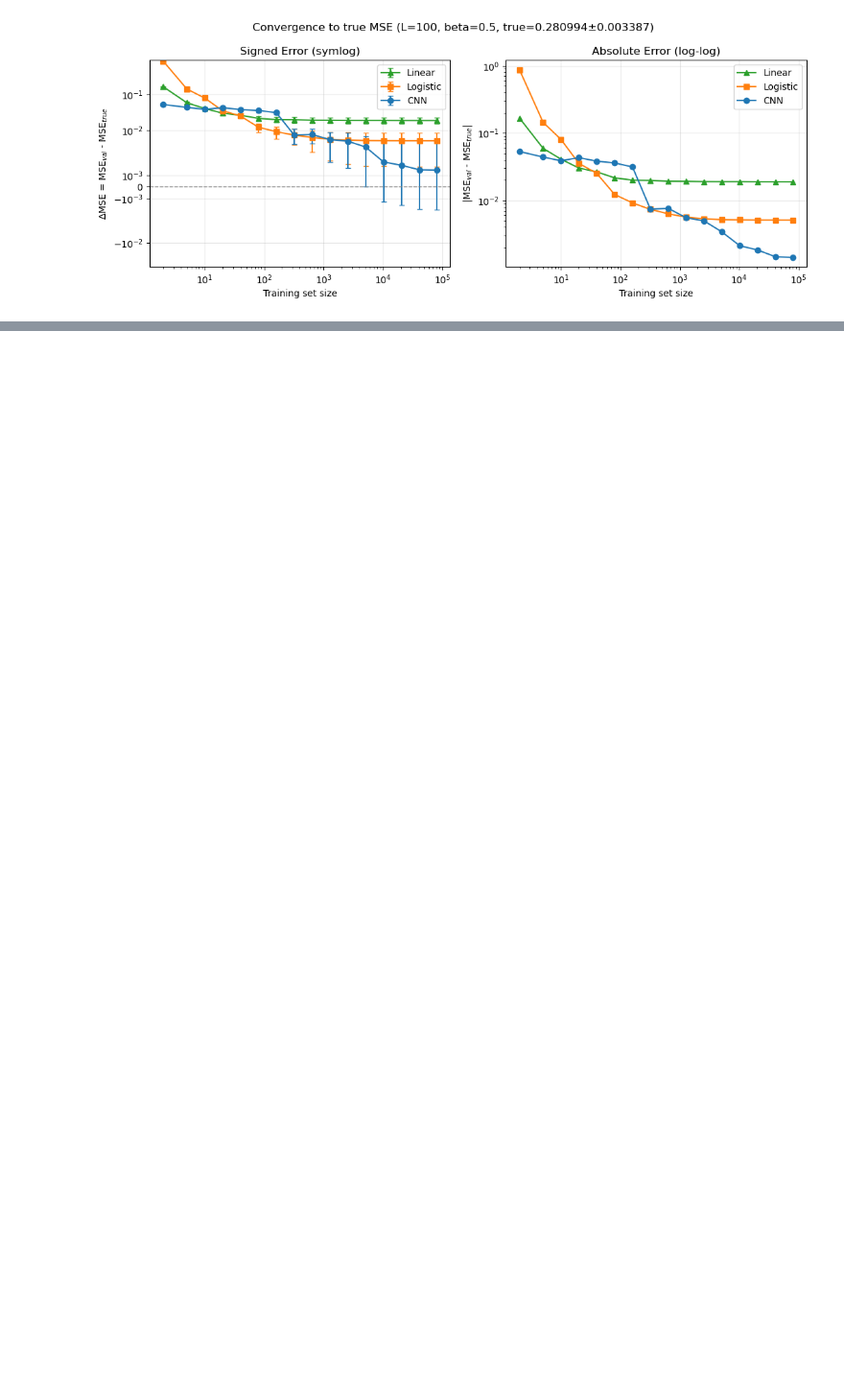
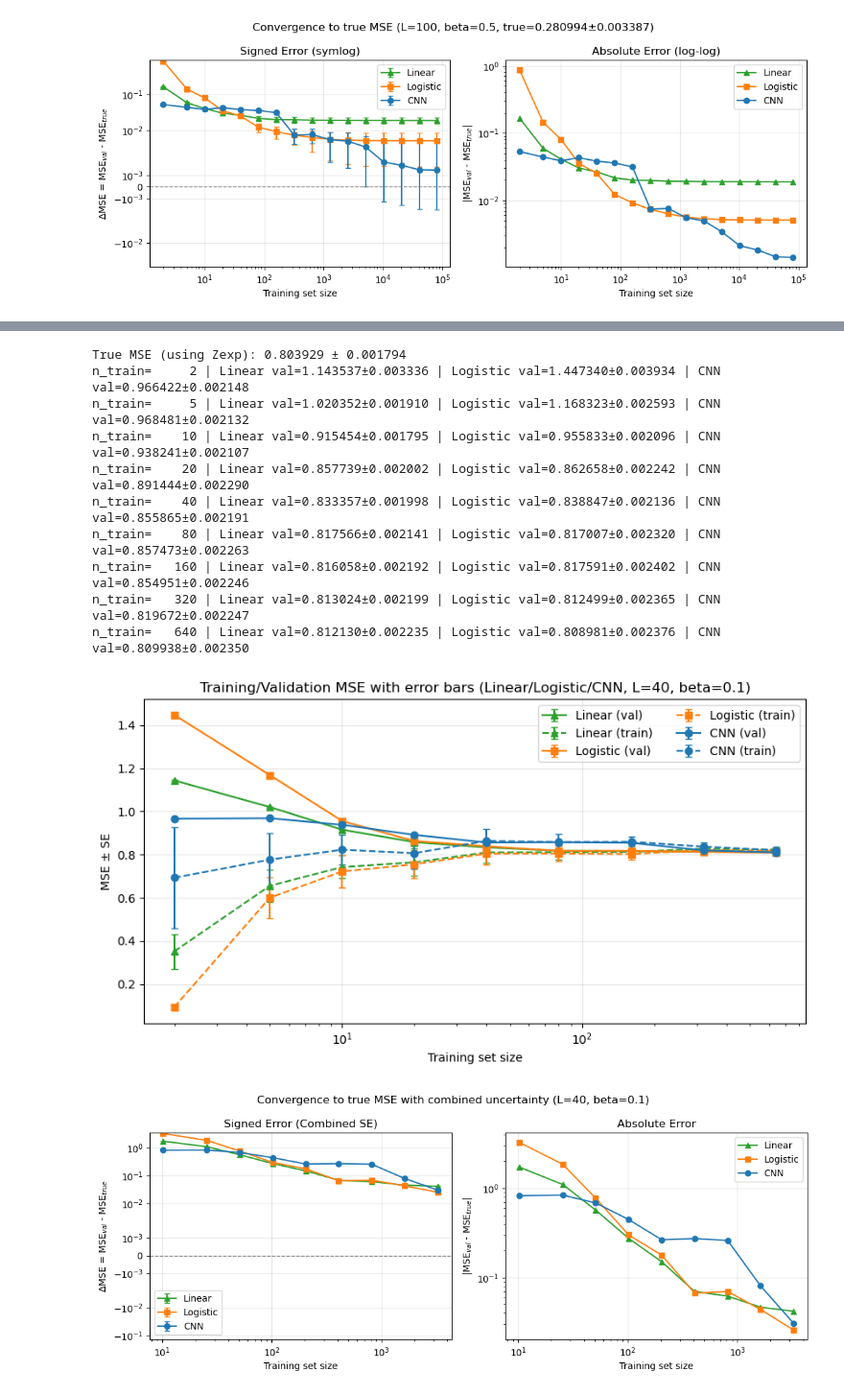
Before and after one commit to YueLiu01/MPSToolBox, a Jupyter notebook: CNN.ipynb, the cells around one changed output, grey strips where cells are left out. Shown at 96% size. Drawn from its saved outputs; the diff is of its cells as text; code cells hidden in the pictures; blank space fills up the shorter version.

```diff
--- a/CNN.ipynb
+++ b/CNN.ipynb
@@ -2012,0 +2218,15 @@ plt.show()
+# %%
+Plot_Convergence_Curves_PBC(L=40, beta=0.1, save_fig=True)
+# %% [output]
+True MSE (using Zexp): 0.803929 ± 0.001794
+n_train=     2 | Linear val=1.143537±0.003336 | Logistic val=1.447340±0.003934 | CNN val=0.966422±0.002148
+n_train=     5 | Linear val=1.020352±0.001910 | Logistic val=1.168323±0.002593 | CNN val=0.968481±0.002132
+n_train=    10 | Linear val=0.915454±0.001795 | Logistic val=0.955833±0.002096 | CNN val=0.938241±0.002107
+n_train=    20 | Linear val=0.857739±0.002002 | Logistic val=0.862658±0.002242 | CNN val=0.891444±0.002290
+n_train=    40 | Linear val=0.833357±0.001998 | Logistic val=0.838847±0.002136 | CNN val=0.855865±0.002191
+n_train=    80 | Linear val=0.817566±0.002141 | Logistic val=0.817007±0.002320 | CNN val=0.857473±0.002263
+n_train=   160 | Linear val=0.816058±0.002192 | Logistic val=0.817591±0.002402 | CNN val=0.854951±0.002246
+n_train=   320 | Linear val=0.813024±0.002199 | Logistic val=0.812499±0.002365 | CNN val=0.819672±0.002247
+n_train=   640 | Linear val=0.812130±0.002235 | Logistic val=0.808981±0.002376 | CNN val=0.809938±0.002350
+[figure, added]
+[figure, added]
```
Also changed, not shown: parts of 6 cells of this notebook, 3 other files.
